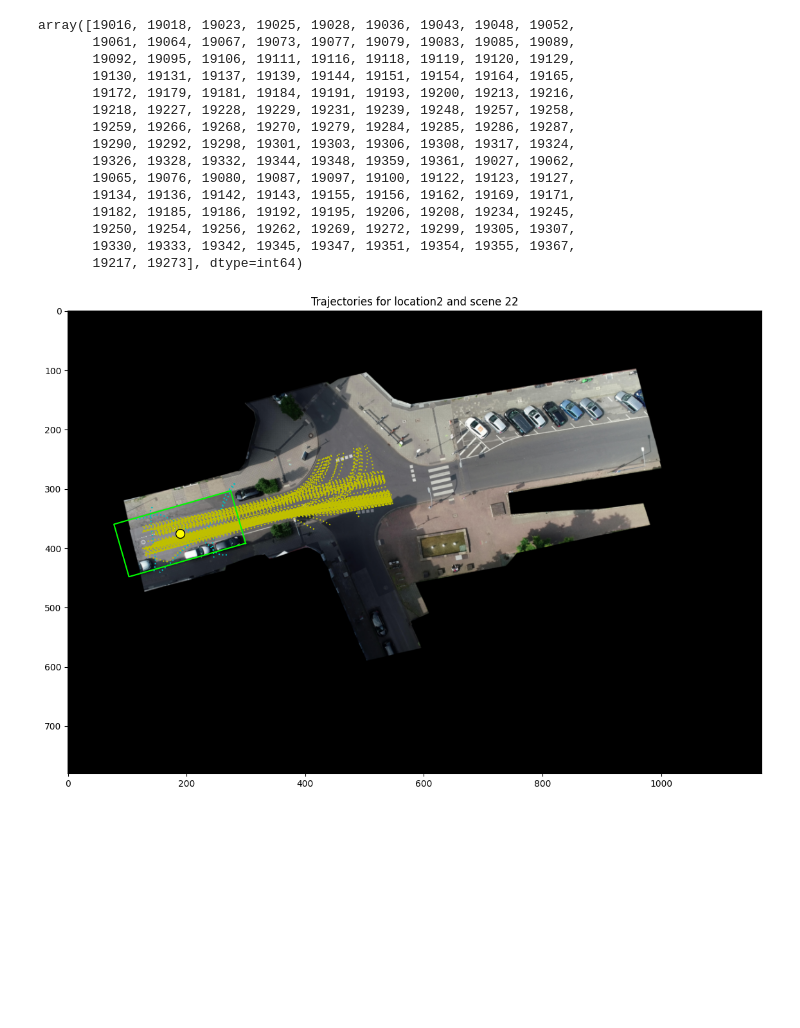
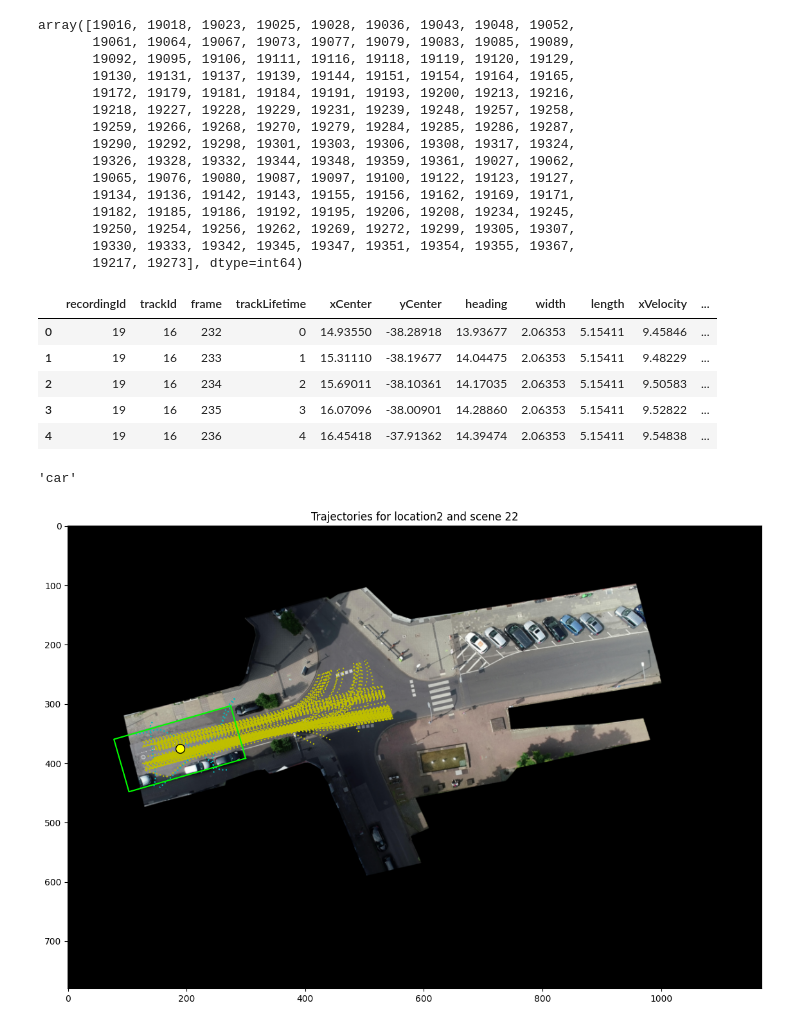
Before and after one commit to ika-rwth-aachen/drone-dataset-tools, a Jupyter notebook: src/notebooks/RecordingData.ipynb, the cells around one changed output. Saved outputs shown, nothing was run; the diff lists cells and outputs as text; code cells hidden in the pictures; blank space fills up the shorter version.

```diff
--- a/src/notebooks/RecordingData.ipynb
+++ b/src/notebooks/RecordingData.ipynb
@@ -110,6 +110,18 @@ array([19016, 19018, 19023, 19025, 19028, 19036, 19043, 19048, 19052,
 # otherDf.head()
 # %%
 otherDf = sceneData.getClippedOtherDfs()
+otherDf.head()
+# %% [output]
+|  | recordingId | trackId | frame | trackLifetime | xCenter | yCenter | heading | width | length | xVelocity | ... |
+| 0 | 19 | 16 | 232 | 0 | 14.93550 | -38.28918 | 13.93677 | 2.06353 | 5.15411 | 9.45846 | ... |
+| 1 | 19 | 16 | 233 | 1 | 15.31110 | -38.19677 | 14.04475 | 2.06353 | 5.15411 | 9.48229 | ... |
+| 2 | 19 | 16 | 234 | 2 | 15.69011 | -38.10361 | 14.17035 | 2.06353 | 5.15411 | 9.50583 | ... |
+| 3 | 19 | 16 | 235 | 3 | 16.07096 | -38.00901 | 14.28860 | 2.06353 | 5.15411 | 9.52822 | ... |
+| 4 | 19 | 16 | 236 | 4 | 16.45418 | -37.91362 | 14.39474 | 2.06353 | 5.15411 | 9.54838 | ... |
+# %%
+otherDf["class"][0]
+# %% [output]
+'car'
 # %%
 from tools.TrajectoryUtils import TrajectoryUtils
 from tools.TrajectoryVisualizer import TrajectoryVisualizer
```
Also changed, not shown: parts of 2 cells of this notebook, 12 other files.
